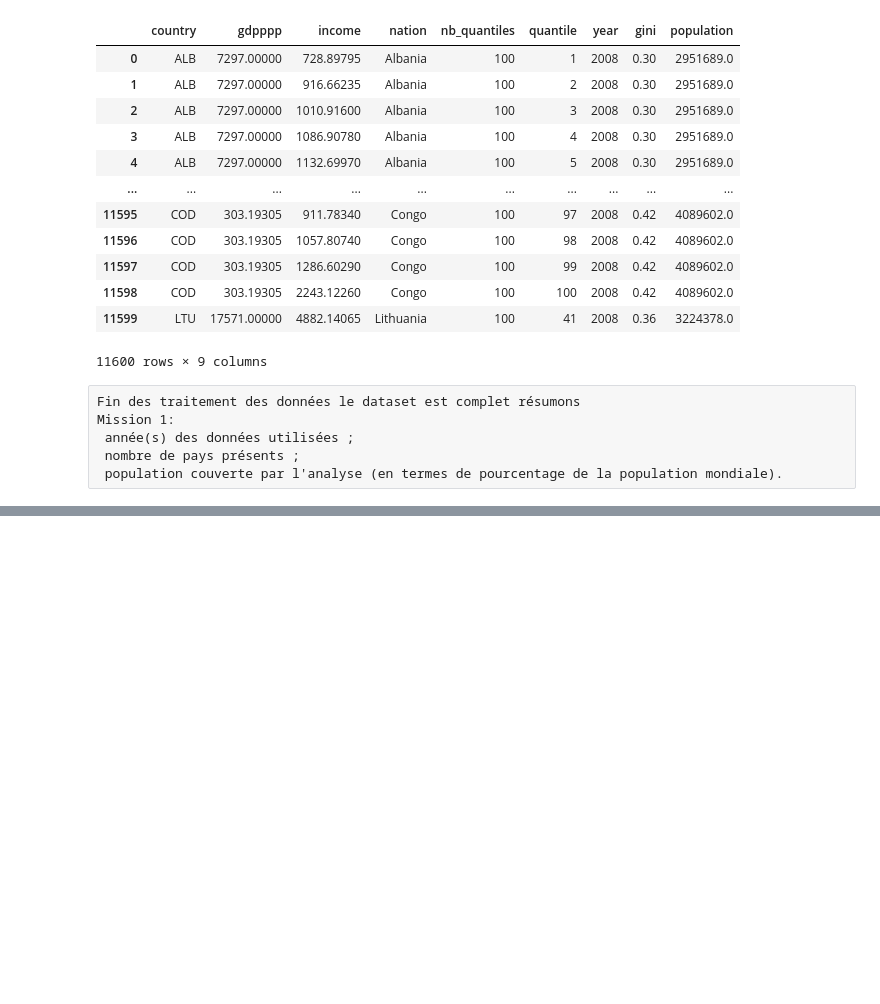
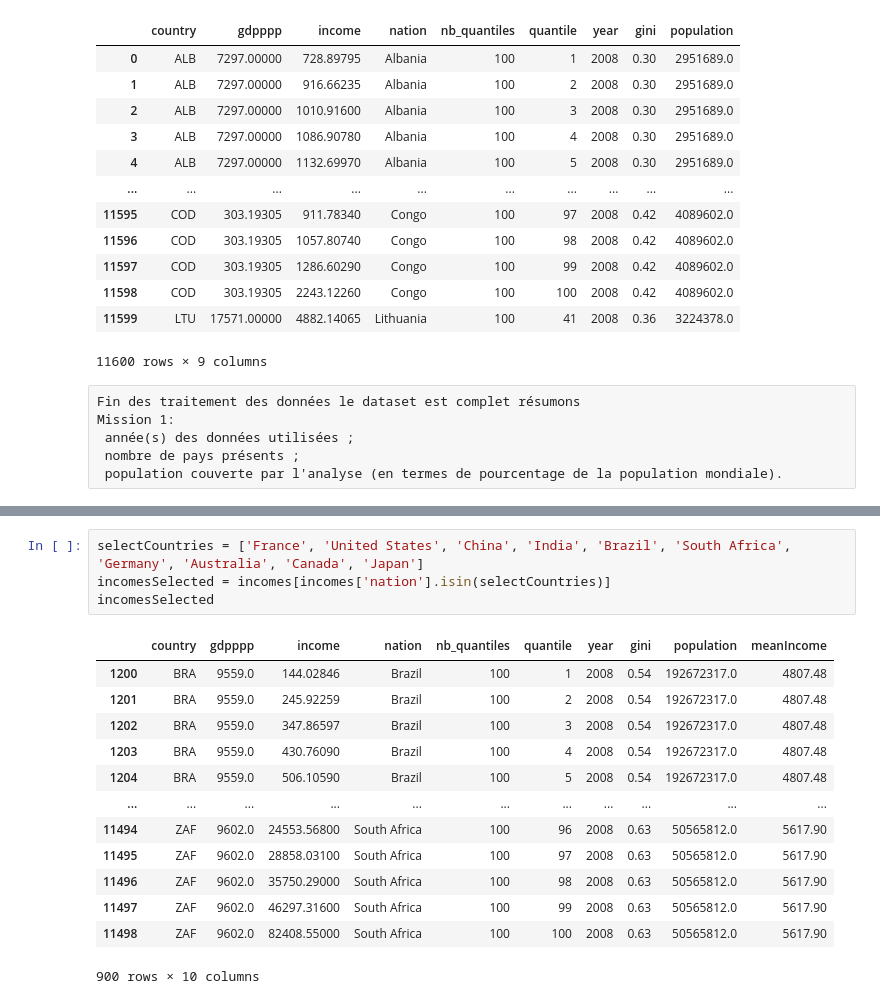
Before and after one commit to yassineBenHassoun/data-analysis-income-predict, a Jupyter notebook: app/jupyter/resources/project/mission_7.ipynb, the cells around one changed output, grey strips where cells are left out. Drawn from its saved outputs; the diff is of its cells as text; blank space fills up the shorter version.

```diff
--- a/app/jupyter/resources/project/mission_7.ipynb
+++ b/app/jupyter/resources/project/mission_7.ipynb
@@ -486,0 +499,18 @@ L'utilisation de quantiles peut permettre de s'assurer que chaque groupe (quanti
+# %%
+selectCountries = ['France', 'United States', 'China', 'India', 'Brazil', 'South Africa', 'Germany', 'Australia', 'Canada', 'Japan']
+incomesSelected = incomes[incomes['nation'].isin(selectCountries)]
+incomesSelected
+# %% [output]
+|  | country | gdpppp | income | nation | nb_quantiles | quantile | year | gini | population | meanIncome |
+| 1200 | BRA | 9559.0 | 144.02846 | Brazil | 100 | 1 | 2008 | 0.54 | 192672317.0 | 4807.48 |
+| 1201 | BRA | 9559.0 | 245.92259 | Brazil | 100 | 2 | 2008 | 0.54 | 192672317.0 | 4807.48 |
+| 1202 | BRA | 9559.0 | 347.86597 | Brazil | 100 | 3 | 2008 | 0.54 | 192672317.0 | 4807.48 |
+| 1203 | BRA | 9559.0 | 430.76090 | Brazil | 100 | 4 | 2008 | 0.54 | 192672317.0 | 4807.48 |
+| 1204 | BRA | 9559.0 | 506.10590 | Brazil | 100 | 5 | 2008 | 0.54 | 192672317.0 | 4807.48 |
+| ... | ... | ... | ... | ... | ... | ... | ... | ... | ... | ... |
+| 11494 | ZAF | 9602.0 | 24553.56800 | South Africa | 100 | 96 | 2008 | 0.63 | 50565812.0 | 5617.90 |
+| 11495 | ZAF | 9602.0 | 28858.03100 | South Africa | 100 | 97 | 2008 | 0.63 | 50565812.0 | 5617.90 |
+| 11496 | ZAF | 9602.0 | 35750.29000 | South Africa | 100 | 98 | 2008 | 0.63 | 50565812.0 | 5617.90 |
+| 11497 | ZAF | 9602.0 | 46297.31600 | South Africa | 100 | 99 | 2008 | 0.63 | 50565812.0 | 5617.90 |
+| 11498 | ZAF | 9602.0 | 82408.55000 | South Africa | 100 | 100 | 2008 | 0.63 | 50565812.0 | 5617.90 |
+900 rows × 10 columns
```
Also changed, not shown: parts of 8 cells of this notebook.
